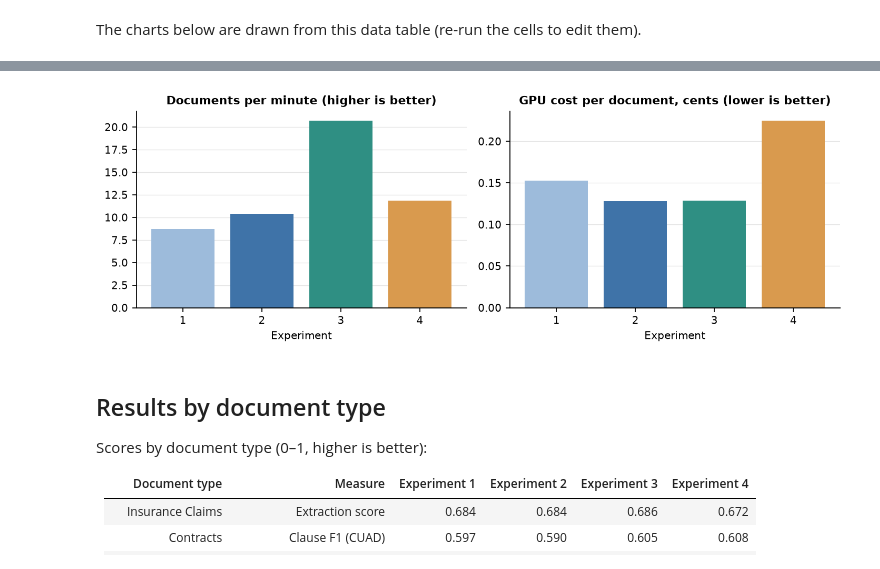
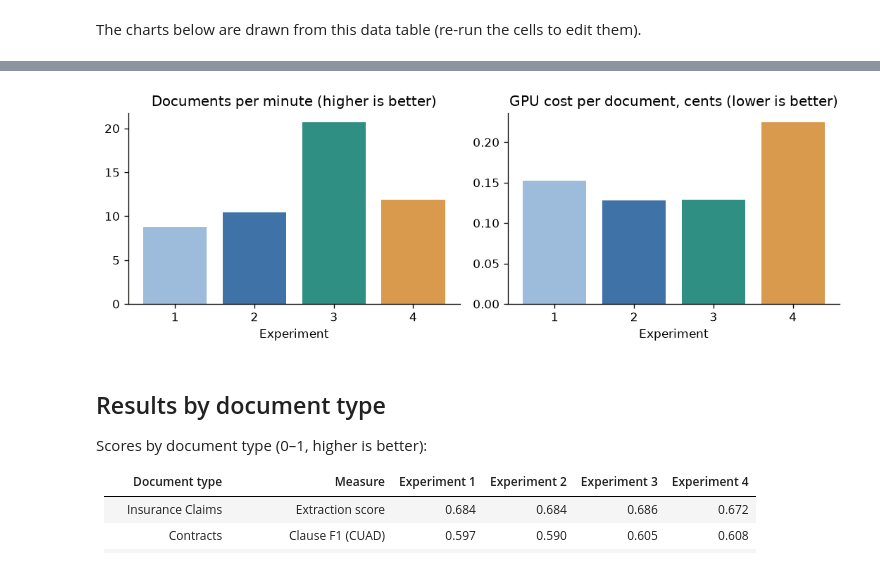
Before and after one commit to Exios66/local-mailroom-sandbox, a Jupyter notebook: reports/SAND-37/READER-REPORT.ipynb, the cells around one changed output, grey strips where cells are left out. Cells and saved outputs as stored; diff of their text form; code cells hidden in the pictures.

```diff
--- a/reports/SAND-37/READER-REPORT.ipynb
+++ b/reports/SAND-37/READER-REPORT.ipynb
@@ -75,6 +75,15 @@ The charts below are drawn from this data table (re-run the cells to edit them).
 # %%
 import pandas as pd
 import matplotlib.pyplot as plt
+from IPython.display import Image, display
+import io
+
+def show_figure(fig):
+    buf = io.BytesIO()
+    fig.savefig(buf, format="png", bbox_inches="tight", dpi=120)
+    plt.close(fig)
+    display(Image(data=buf.getvalue()))
+
 
 COLORS = {"Experiment 1": "#9dbbdb", "Experiment 2": "#3f73a8", "Experiment 3": "#2f8f83", "Experiment 4": "#d99a4e"}
 df = pd.DataFrame([
@@ -264,16 +280,17 @@ df.head()
 # %%
 runs = df.drop_duplicates("run").set_index("run")
 fig, axes = plt.subplots(1, 2, figsize=(9, 3.2))
 axes[0].bar(runs.index, runs["run_docs_per_min"], color=[COLORS[r] for r in runs.index])
 axes[0].set_title("Documents per minute (higher is better)")
 axes[1].bar(runs.index, runs["run_cost_per_doc"] * 100, color=[COLORS[r] for r in runs.index])
 axes[1].set_title("GPU cost per document, cents (lower is better)")
 for ax in axes:
     ax.set_xticks(range(len(runs)), [r.removeprefix("Experiment ") for r in runs.index])
     ax.set_xlabel("Experiment")
 fig.tight_layout()
+show_figure(fig)
 # %% [output]
-[figure, old version]
+[figure, new version]
 # %% [markdown]
 ## Results by document type
 
```
Also changed, not shown: parts of 2 cells of this notebook, 15 other files.
